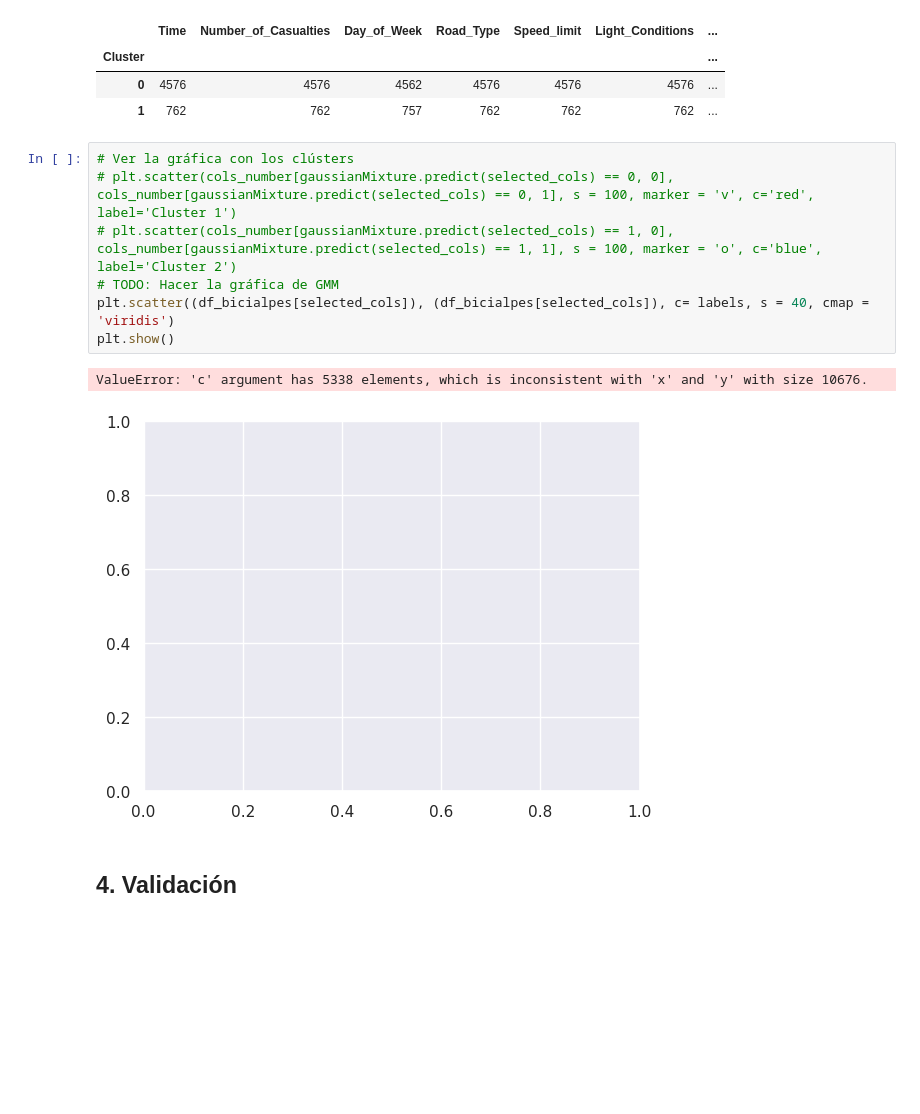
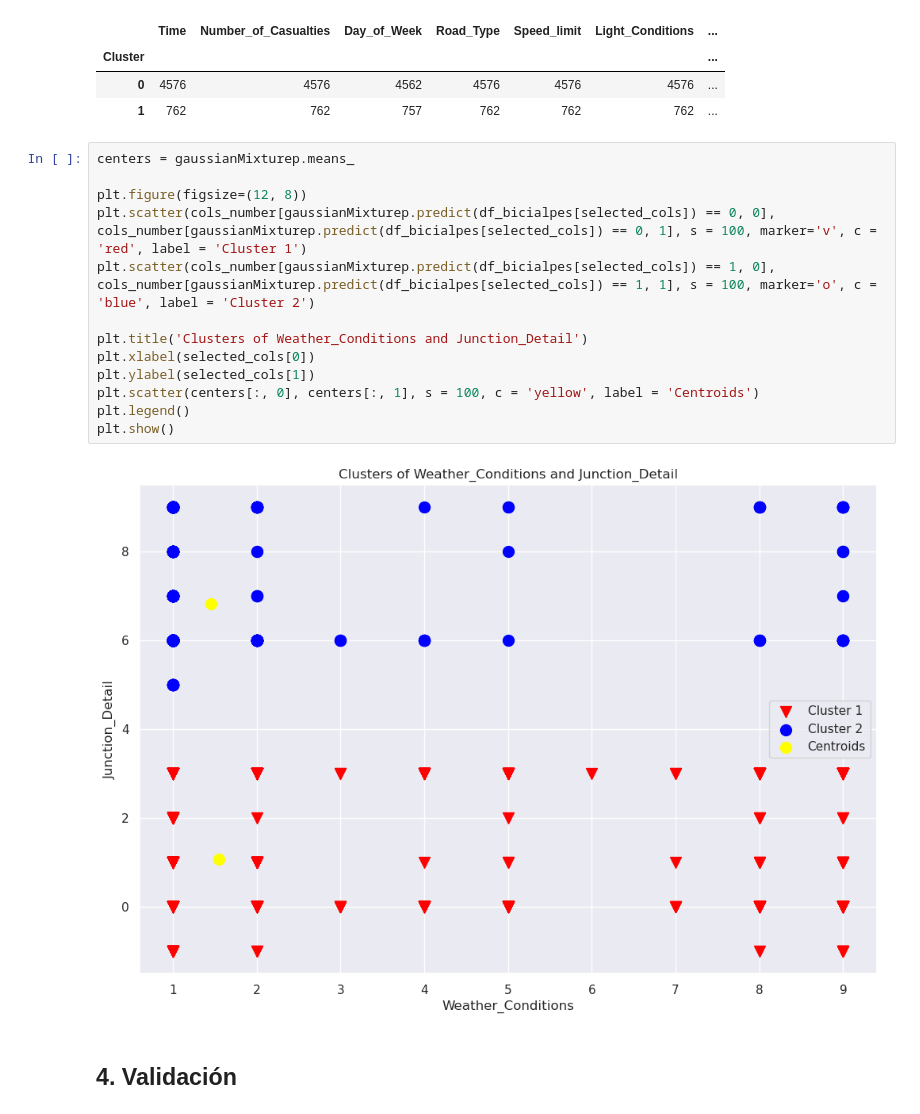
Before and after one commit to jjosorioc/ISIS3301-lab01-clustering, a Jupyter notebook: lab1.ipynb, the cells around one changed output. Saved outputs shown, nothing was run; the diff lists cells and outputs as text; blank space fills up the shorter version.

Commit message:
Gráfica de clústers con Gaussian Mixture

```diff
--- a/lab1.ipynb
+++ b/lab1.ipynb
@@ -384,15 +400,20 @@ df_bicialpes.groupby('Cluster').count()
 | 0 | 4576 | 4576 | 4562 | 4576 | 4576 | 4576 | ... |
 | 1 | 762 | 762 | 757 | 762 | 762 | 762 | ... |
 # %%
-# Ver la gráfica con los clústers
-# plt.scatter(cols_number[gaussianMixture.predict(selected_cols) == 0, 0], cols_number[gaussianMixture.predict(selected_cols) == 0, 1], s = 100, marker = 'v', c='red', label='Cluster 1')
-# plt.scatter(cols_number[gaussianMixture.predict(selected_cols) == 1, 0], cols_number[gaussianMixture.predict(selected_cols) == 1, 1], s = 100, marker = 'o', c='blue', label='Cluster 2')
-# TODO: Hacer la gráfica de GMM
-plt.scatter((df_bicialpes[selected_cols]), (df_bicialpes[selected_cols]), c= labels, s = 40, cmap = 'viridis')
+centers = gaussianMixturep.means_
+
+plt.figure(figsize=(12, 8))
+plt.scatter(cols_number[gaussianMixturep.predict(df_bicialpes[selected_cols]) == 0, 0], cols_number[gaussianMixturep.predict(df_bicialpes[selected_cols]) == 0, 1], s = 100, marker='v', c = 'red', label = 'Cluster 1')
+plt.scatter(cols_number[gaussianMixturep.predict(df_bicialpes[selected_cols]) == 1, 0], cols_number[gaussianMixturep.predict(df_bicialpes[selected_cols]) == 1, 1], s = 100, marker='o', c = 'blue', label = 'Cluster 2')
+
+plt.title('Clusters of Weather_Conditions and Junction_Detail')
+plt.xlabel(selected_cols[0])
+plt.ylabel(selected_cols[1])
+plt.scatter(centers[:, 0], centers[:, 1], s = 100, c = 'yellow', label = 'Centroids')
+plt.legend()
 plt.show()
 # %% [output]
-ValueError: 'c' argument has 5338 elements, which is inconsistent with 'x' and 'y' with size 10676.
-[figure, old version]
+[figure, new version]
 # %% [markdown]
 ## 4. Validación
 # %% [markdown]
```
Also changed, not shown: parts of 2 cells of this notebook.
